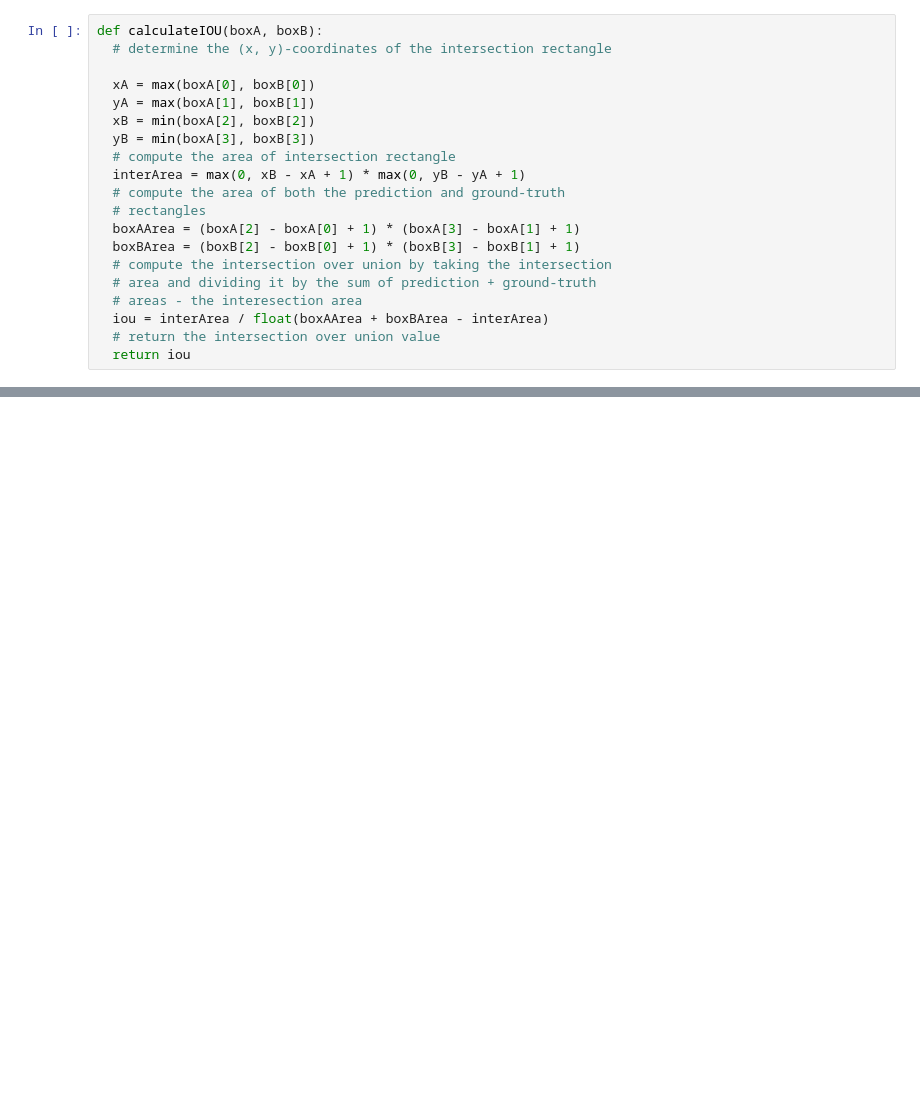
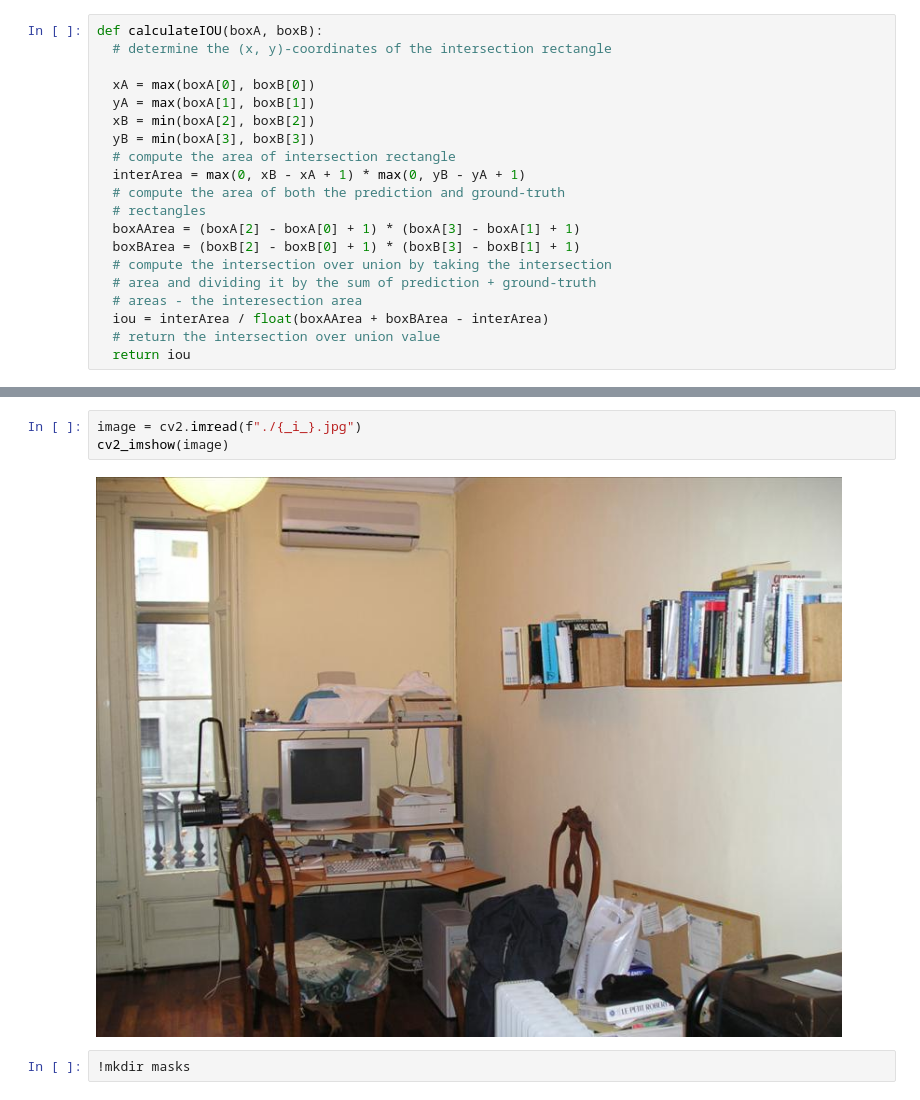
Before and after one commit to berke0bayraktar/school-assignments, a Jupyter notebook: IOU.ipynb, the cells around one changed output, grey strips where cells are left out. Drawn from its saved outputs; the diff is of its cells as text; blank space fills up the shorter version.

```diff
--- a/IOU.ipynb
+++ b/IOU.ipynb
@@ -156,0 +137,7 @@ for obj in new_json["objects"]:
+# %%
+image = cv2.imread(f"./{_i_}.jpg")
+cv2_imshow(image)
+# %% [output]
+[figure, added]
+# %%
+!mkdir masks
```
Also changed, not shown: parts of 10 cells of this notebook.
